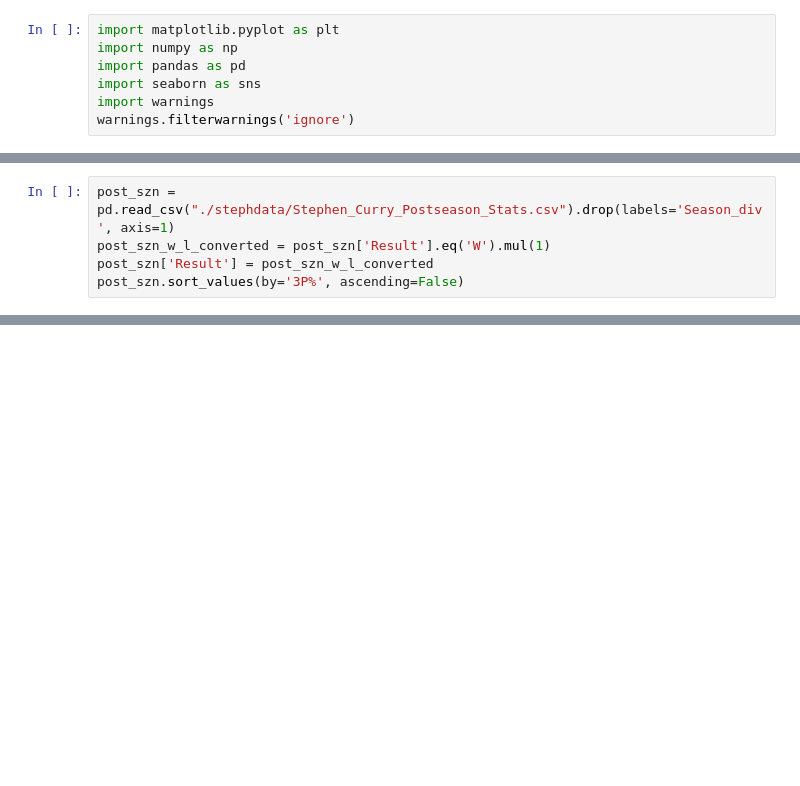
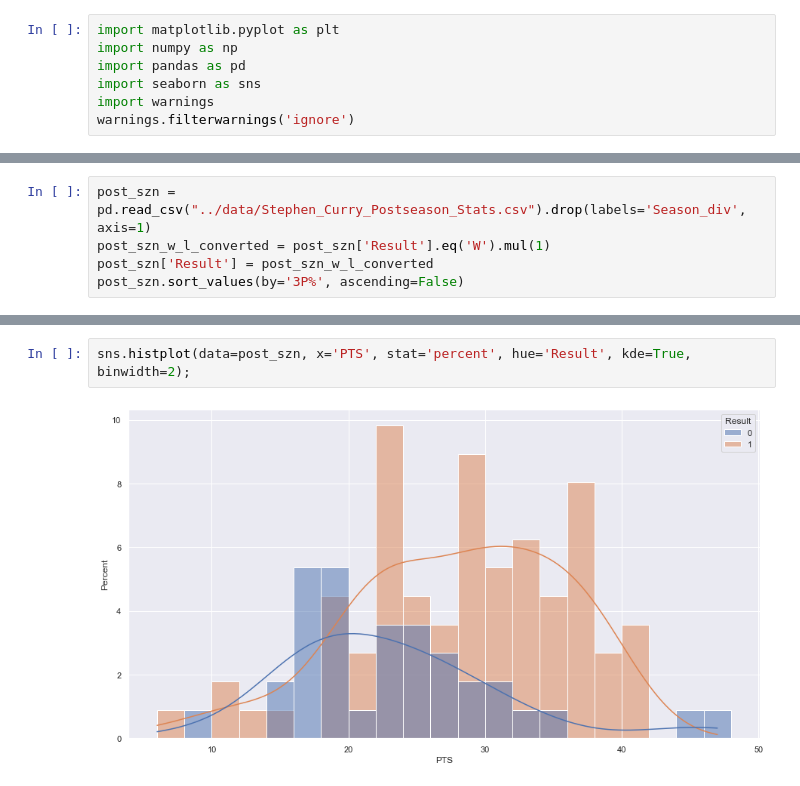
Before and after one commit to sidmurthy/stephstuff, a Jupyter notebook: src/stephplayground.ipynb, the cells around one changed output, grey strips where cells are left out. Drawn from its saved outputs; the diff is of its cells as text; blank space fills up the shorter version.

```diff
--- a/src/stephplayground.ipynb
+++ b/src/stephplayground.ipynb
@@ -79,5 +30,5 @@ sns.heatmap(correlation, cmap='viridis');
 # %%
-post_szn = pd.read_csv("./stephdata/Stephen_Curry_Postseason_Stats.csv").drop(labels='Season_div', axis=1)
+post_szn = pd.read_csv("../data/Stephen_Curry_Postseason_Stats.csv").drop(labels='Season_div', axis=1)
 post_szn_w_l_converted = post_szn['Result'].eq('W').mul(1)
 post_szn['Result'] = post_szn_w_l_converted
 post_szn.sort_values(by='3P%', ascending=False)
@@ -104,0 +43,4 @@ sns.heatmap(post_szn_numeric_normalized.corr(), cmap='viridis')
+# %%
+sns.histplot(data=post_szn, x='PTS', stat='percent', hue='Result', kde=True, binwidth=2);
+# %% [output]
+[figure, added]
```
Also changed, not shown: parts of 11 cells of this notebook, 1 other file.
